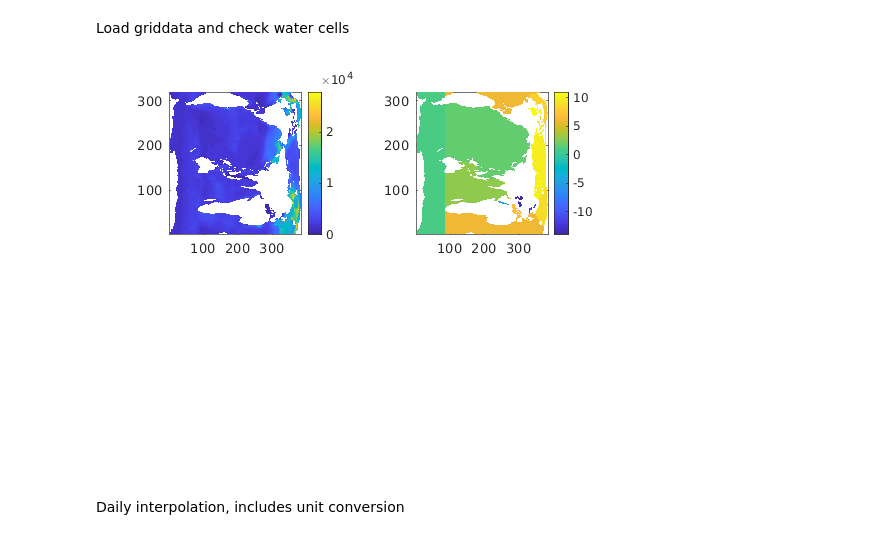
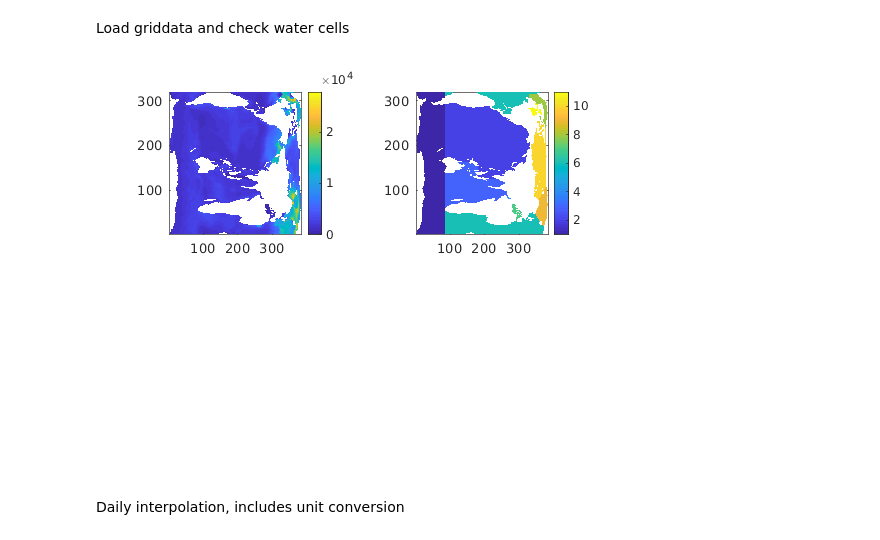
Before and after one commit to cpetrik/fish-offline, a Jupyter notebook: notebooks/read_interp_dple_all_inputs.ipynb, the cells around one changed output. Cells and saved outputs as stored; diff of their text form; code cells hidden in the pictures.

```diff
--- a/notebooks/read_interp_dple_all_inputs.ipynb
+++ b/notebooks/read_interp_dple_all_inputs.ipynb
@@ -162,6 +176,7 @@ POC_FLUX_IN_bottom = double(POC_FLUX_IN_bottom);
 zooC_150m = double(zooC_150m);
 zoo_loss_150m = double(zoo_loss_150m);
 diatC_150m = double(diatC_150m);
+diazC_150m = double(diazC_150m);
 spC_150m = double(spC_150m);
 
 POC_FLUX_IN_bottom(POC_FLUX_IN_bottom >= 9.9e+36) = nan;
@@ -240,11 +255,12 @@ colorbar
 Calc large fraction of zoop from small and large phyto
 # %%
 % fraction large phyto -> frac large zoo
-fracL = diatC_150m ./ (diatC_150m + spC_150m);
+whos diazC_150m
+fracL = diatC_150m ./ (diatC_150m + spC_150m + diazC_150m);
 LzooC_150m = fracL .* zooC_150m;
 Lzoo_loss_150m = fracL .* zoo_loss_150m;
 
 LzooC_150m(LzooC_150m<0) = 0.0;
 Lzoo_loss_150m(Lzoo_loss_150m<0) = 0.0;
 
-clear diatC_150m spC_150m zooC_150m zoo_loss_150m
+clear diatC_150m spC_150m zooC_150m zoo_loss_150m diazC_150m
@@ -278,22 +298,22 @@ Load griddata and check water cells
 # %%
 %pwd
 Cdir = '/glade/u/home/cpetrik/fish-offline/MatFEISTY/input_files/';
-load([Cdir 'gridspec_POP_gx1v6.mat'],'mask');
+load([Cdir 'gridspec_POP_gx1v6_noSeas.mat'],'mask');
 
 test7 = squeeze(LzooC_150m(:,:,20));
 test6 = mask;
 
 figure
 subplot(2,2,1)
 pcolor(test7)
 shading flat
 colorbar
 subplot(2,2,2)
 pcolor(mask)
 shading flat
 colorbar
 # %% [output]
-[figure, old version]
+[figure, new version]
 # %% [markdown]
 Daily interpolation, includes unit conversion
 # %%
```
Also changed, not shown: parts of 5 cells of this notebook, 4 other files.
